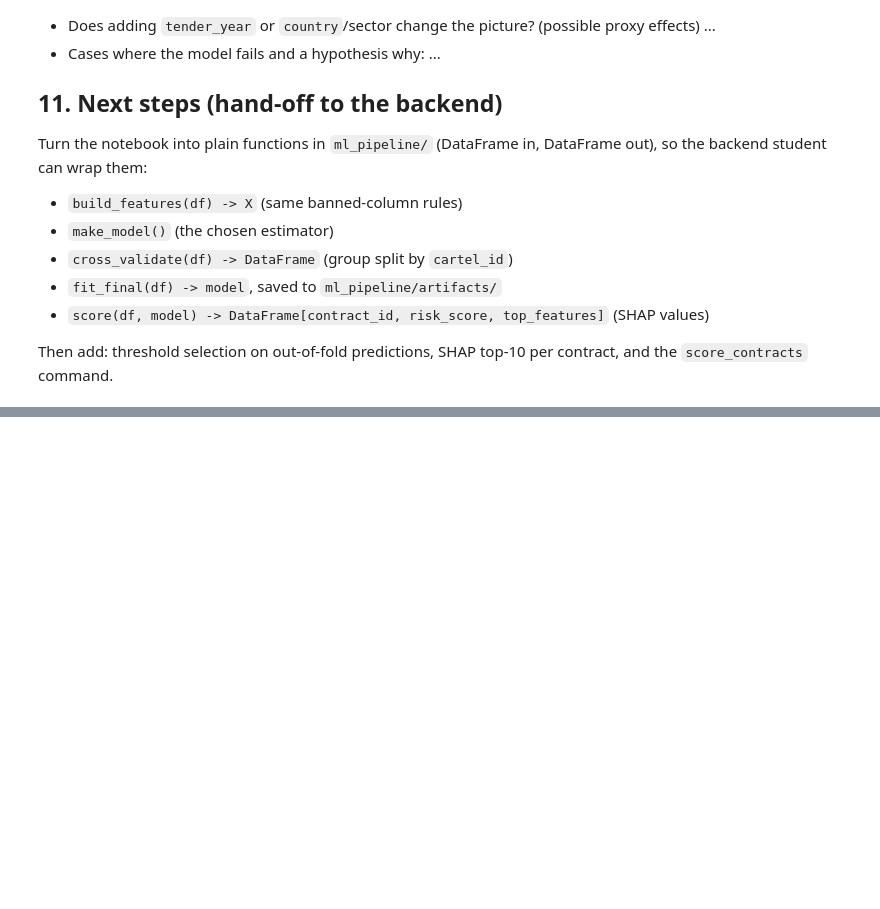
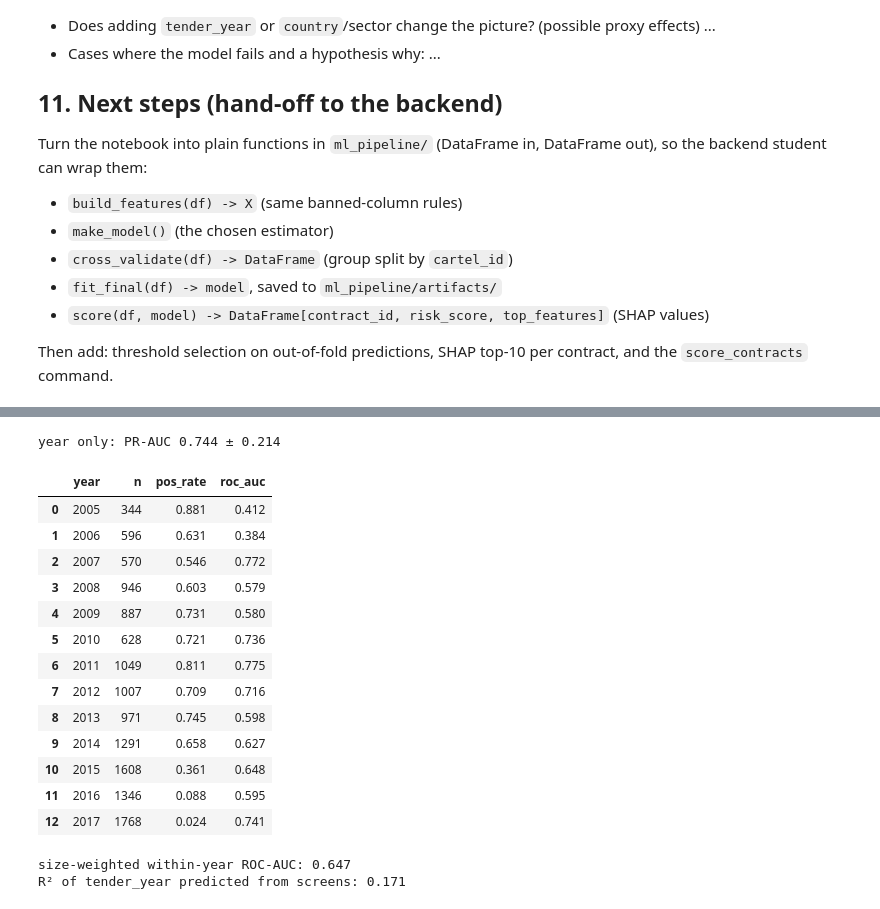
Before and after one commit to Yessin0/Procurement, a Jupyter notebook: notebooks/ml_baseline.ipynb, the cells around one changed output, grey strips where cells are left out. Saved outputs shown, nothing was run; the diff lists cells and outputs as text; code cells hidden in the pictures; blank space fills up the shorter version.

```diff
--- a/notebooks/ml_baseline.ipynb
+++ b/notebooks/ml_baseline.ipynb
@@ -275,3 +377,7 @@ Turn the notebook into plain functions in `ml_pipeline/` (DataFrame in, DataFram
 - `score(df, model) -> DataFrame[contract_id, risk_score, top_features]` (SHAP values)
 
 Then add: threshold selection on out-of-fold predictions, SHAP top-10 per contract, and the `score_contracts` command.
+# %%
+print(df.groupby("tender_year")["is_cartel"].agg(["mean", "size"]).round(2))
+g = df.groupby(["cartel_id", "is_cartel"])["tender_year"].mean().unstack().dropna()
+print("cases with both classes:", len(g), "| share where negatives are later:", (g[0] > g[1]).mean().round(2))
@@ -277,0 +402,37 @@ Then add: threshold selection on out-of-fold predictions, SHAP top-10 per contra
+# %%
+# 1) How much does the year alone explain? (same group split)
+yr_df, _ = run_cv(make_rf, df[["tender_year"]].astype(float), y, groups, gkf)
+print("year only: PR-AUC", yr_df.pr_auc.mean().round(3), "±", yr_df.pr_auc.std().round(3))
+
+# 2) Does the screens model still work among contracts of the SAME year?
+tmp = pd.DataFrame({"year": df.tender_year, "y": y, "p": oof_store[("screens", "random forest")]})
+rows = [{"year": yr, "n": len(g), "pos_rate": g.y.mean(), "roc_auc": roc_auc_score(g.y, g.p)}
+        for yr, g in tmp.groupby("year") if g.y.nunique() == 2 and len(g) >= 50]
+yr_tbl = pd.DataFrame(rows); display(yr_tbl.round(3))
+print("size-weighted within-year ROC-AUC:", np.average(yr_tbl.roc_auc, weights=yr_tbl.n).round(3))
+
+# 3) Can the screens predict the year? (high R² = they carry time)
+from sklearn.ensemble import RandomForestRegressor
+from sklearn.model_selection import cross_val_predict
+from sklearn.metrics import r2_score
+py = cross_val_predict(RandomForestRegressor(n_estimators=200, min_samples_leaf=5, n_jobs=-1, random_state=42),
+                       X_sets["screens"], df.tender_year, groups=groups, cv=gkf)
+print("R² of tender_year predicted from screens:", round(r2_score(df.tender_year, py), 3))
+# %% [output]
+year only: PR-AUC 0.744 ± 0.214
+|  | year | n | pos_rate | roc_auc |
+| 0 | 2005 | 344 | 0.881 | 0.412 |
+| 1 | 2006 | 596 | 0.631 | 0.384 |
+| 2 | 2007 | 570 | 0.546 | 0.772 |
+| 3 | 2008 | 946 | 0.603 | 0.579 |
+| 4 | 2009 | 887 | 0.731 | 0.580 |
+| 5 | 2010 | 628 | 0.721 | 0.736 |
+| 6 | 2011 | 1049 | 0.811 | 0.775 |
+| 7 | 2012 | 1007 | 0.709 | 0.716 |
+| 8 | 2013 | 971 | 0.745 | 0.598 |
+| 9 | 2014 | 1291 | 0.658 | 0.627 |
+| 10 | 2015 | 1608 | 0.361 | 0.648 |
+| 11 | 2016 | 1346 | 0.088 | 0.595 |
+| 12 | 2017 | 1768 | 0.024 | 0.741 |
+size-weighted within-year ROC-AUC: 0.647
+R² of tender_year predicted from screens: 0.171
```
Also changed, not shown: parts of 12 cells of this notebook, 17 other files.
